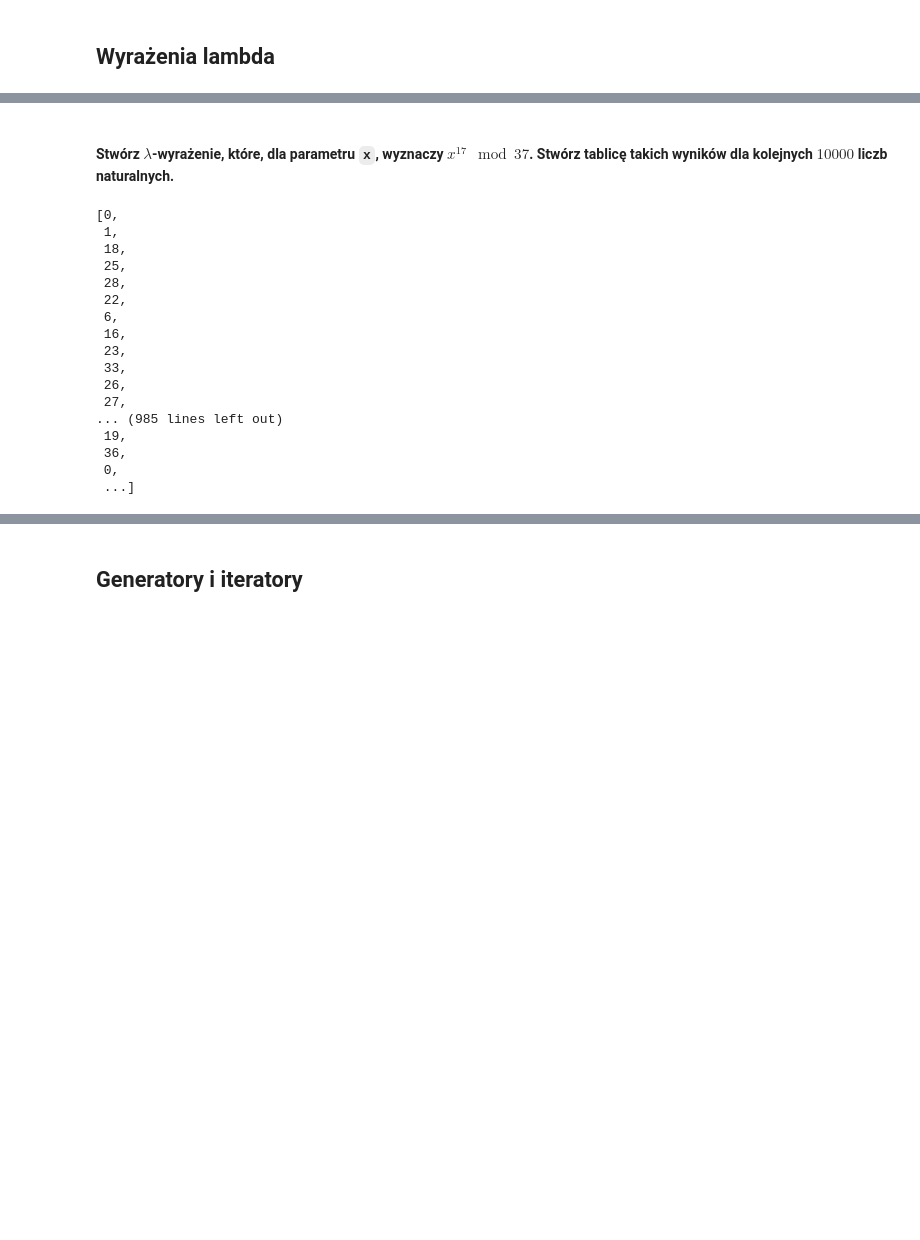
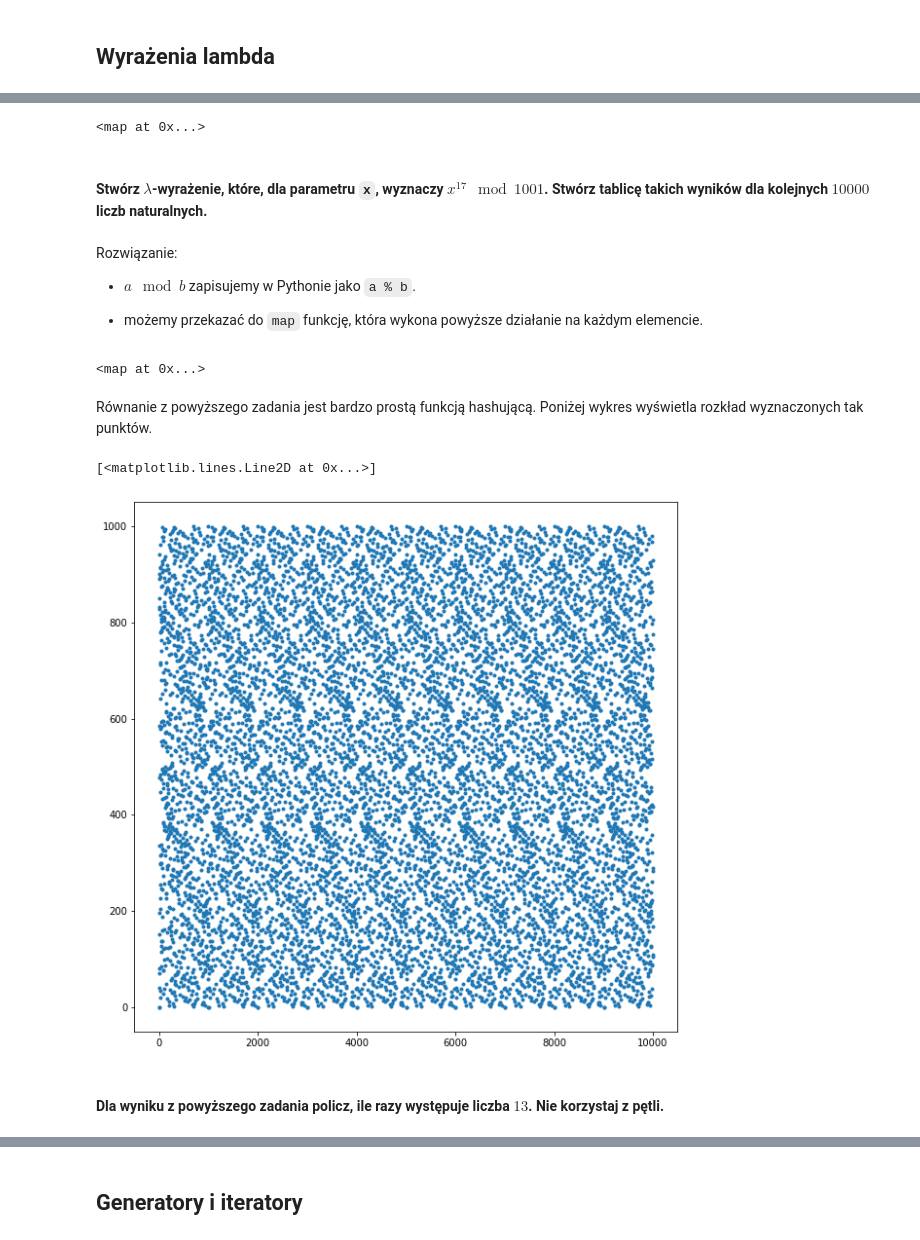
Before and after one commit to codingtenshi/SDA, a Jupyter notebook: intermediate.solutions.ipynb, the cells around one changed output, grey strips where cells are left out. Cells and saved outputs as stored; diff of their text form; code cells hidden in the pictures; blank space fills up the shorter version.

```diff
--- a/intermediate.solutions.ipynb
+++ b/intermediate.solutions.ipynb
@@ -403,23 +456,32 @@ if os.path.exists(dummy_file_name):
+# %%
+from random import random
+
+map(lambda x: random(), range(10000))
+# %% [output]
+<map at 0x...>
 # %% [markdown]
-#### Stwórz $\lambda$-wyrażenie, które, dla parametru `x`, wyznaczy $x^{17}\mod 37$. Stwórz tablicę takich wyników dla kolejnych $10000$ liczb naturalnych.
+#### Stwórz $\lambda$-wyrażenie, które, dla parametru `x`, wyznaczy $x^{17}\mod 1001$. Stwórz tablicę takich wyników dla kolejnych $10000$ liczb naturalnych.
+# %% [markdown]
+Rozwiązanie:
+
+ * $a\mod b$ zapisujemy w Pythonie jako `a % b`.
+
+ * możemy przekazać do `map` funkcję, która wykona powyższe działanie na każdym elemencie.
 # %%
-f = lambda x: x ** 17 % 37
-list(map(f, range(10000)))
+map(lambda x: x**17 % 1001, range(10000))
 # %% [output]
-[0,
- 1,
- 18,
- 25,
- 28,
- 22,
- 6,
- 16,
- 23,
- 33,
- 26,
- 27,
-... (985 lines left out)
- 19,
- 36,
- 0,
- ...]
+<map at 0x...>
+# %% [markdown]
+Równanie z powyższego zadania jest bardzo prostą funkcją hashującą. Poniżej wykres wyświetla rozkład wyznaczonych tak punktów.
+# %%
+from matplotlib import pyplot as plt
+from matplotlib import rcParams
+
+plt.show()
+rcParams['figure.figsize'] = [10, 10]
+plt.plot(list(map(lambda x: x ** 17 % 1001, range(10000))), '.')
+# %% [output]
+[<matplotlib.lines.Line2D at 0x...>]
+[figure, added]
+# %% [markdown]
+#### Dla wyniku z powyższego zadania policz, ile razy występuje liczba $13$. Nie korzystaj z pętli.
```
Also changed, not shown: parts of 17 cells of this notebook, 1 other file.
